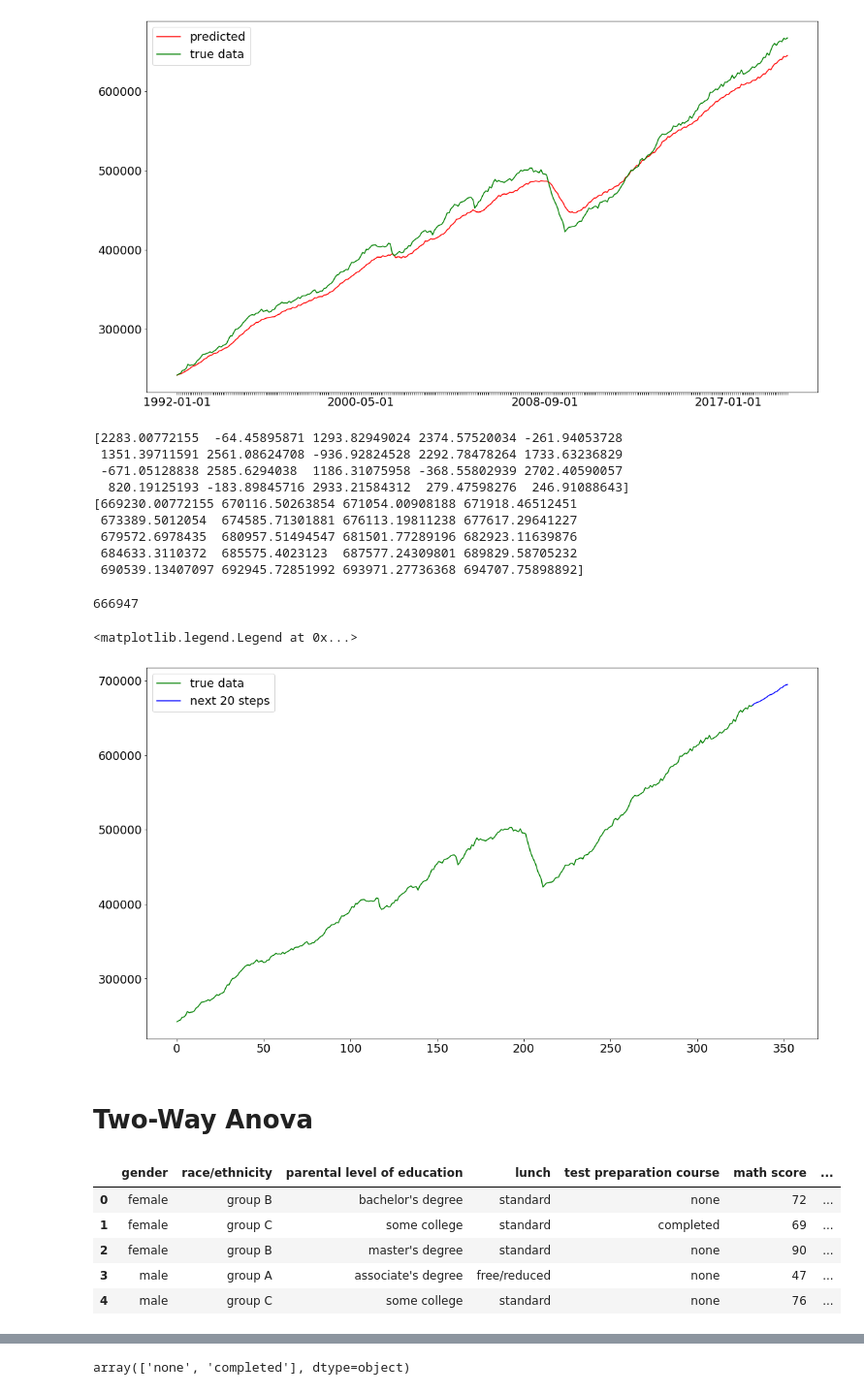
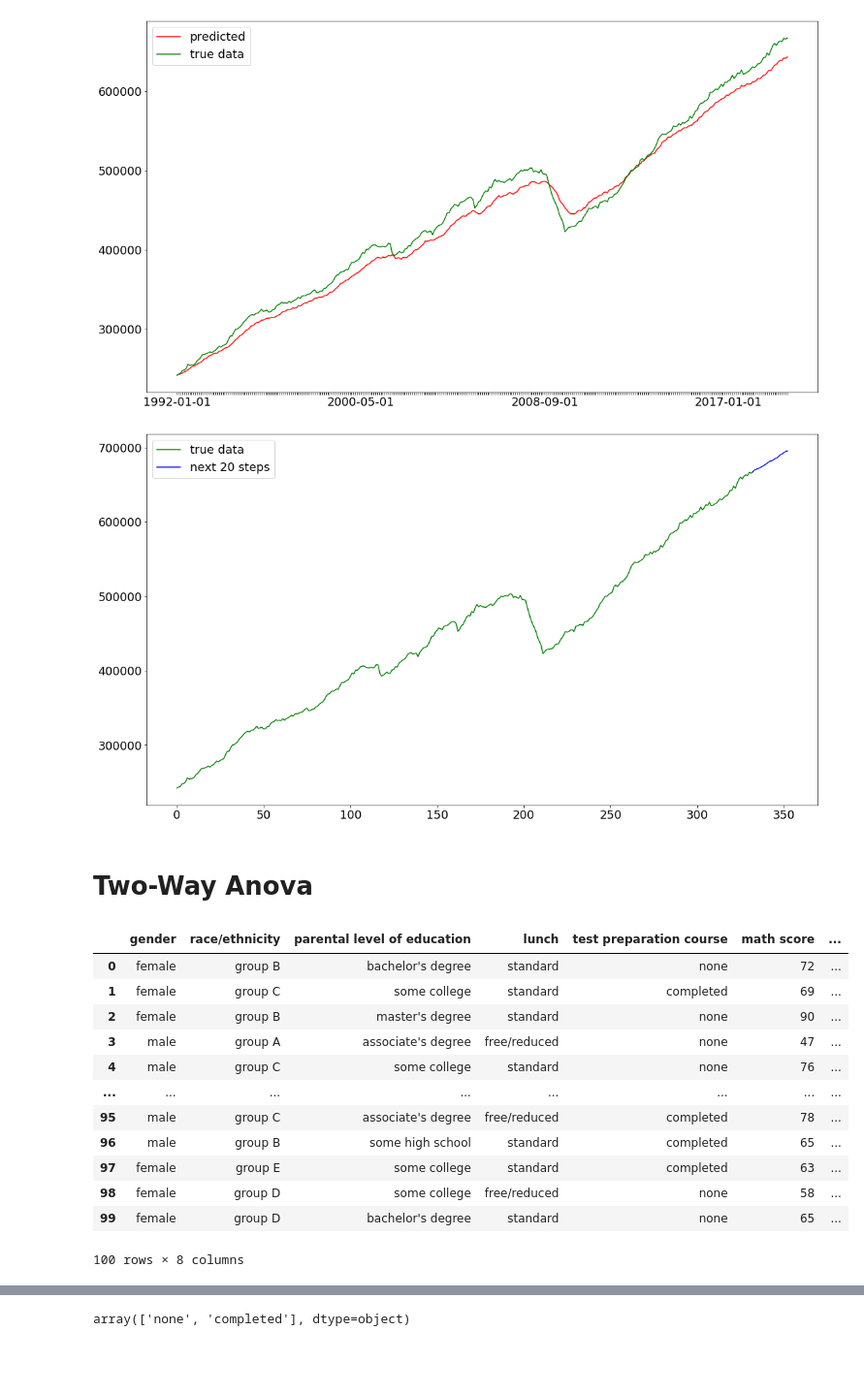
Before and after one commit to DinuVasiliu/StatisticsProject, a Jupyter notebook: TimeSeries_TwoWayAnova_LinearModelAnalysis.ipynb, the cells around one changed output, grey strips where cells are left out. Shown at 97% size. Cells and saved outputs as stored; diff of their text form; code cells hidden in the pictures; blank space fills up the shorter version.

```diff
--- a/TimeSeries_TwoWayAnova_LinearModelAnalysis.ipynb
+++ b/TimeSeries_TwoWayAnova_LinearModelAnalysis.ipynb
@@ -229,62 +227,51 @@ for tick in ticks:
 # %% [output]
 [figure]
 # %%
-
-
-results=_arma_predict_out_of_sample(model93.params, 20, model93.resid, 9, 3, model93.k_trend, model93.k_exog, endog=sales['difference'], exog=None, start=len(sales['difference']))
-print(results)
+steps_prediction=20
+results=_arma_predict_out_of_sample(model95.params, steps_prediction, model95.resid, 9, 5, model95.k_trend, model95.k_exog, endog=sales['difference'], exog=None, start=len(sales['difference']))
 future_steps=results.copy()
 future_steps[0]=sales['value'][len(sales['value'])-1]+results[0]
 i=1;
-while i<20:
+while i<steps_prediction:
 
     future_steps[i]=future_steps[i-1]+prediction[i]
     i=i+1
-
-print(future_steps)
-# %% [output]
-[2283.00772155  -64.45895871 1293.82949024 2374.57520034 -261.94053728
- 1351.39711591 2561.08624708 -936.92824528 2292.78478264 1733.63236829
- -671.05128838 2585.6294038  1186.31075958 -368.55802939 2702.40590057
-  820.19125193 -183.89845716 2933.21584312  279.47598276  246.91088643]
-[669230.00772155 670116.50263854 671054.00908188 671918.46512451
- 673389.5012054  674585.71301881 676113.19811238 677617.29641227
- 679572.6978435  680957.51494547 681501.77289196 682923.11639876
- 684633.3110372  685575.4023123  687577.24309801 689829.58705232
- 690539.13407097 692945.72851992 693971.27736368 694707.75898892]
 # %%
 starting_index=len(sales['value'])-1
-ending_index=len(sales['value'])+20
-last_sales_value=sales['value'][len(sales['value'])-1]
-print(last_sales_value)
+ending_index=len(sales['value'])+steps_prediction
+last_value=sales['value'][len(sales)-1]
+plot.plot( sales['value'], 'g', label='true data')
+plot.plot(range(starting_index,ending_index),np.insert(future_steps,0, last_value,axis=0),'b', label='next 20 steps')
+
+plot.legend(loc="upper left")
 fig = matplotlib.pyplot.gcf()
 fig.set_size_inches(18.5, 10.5)
-plot.plot( sales['value'], 'g', label='true data')
-plot.plot(range(starting_index,ending_index),np.insert(future_steps,0,last_sales_value),'b', label='next 20 steps')
-
-plot.legend(loc="upper left")
 # %% [output]
-666947
-<matplotlib.legend.Legend at 0x...>
 [figure]
 # %% [markdown]
 # Two-Way Anova
 # %%
 import scipy.stats as scipystats
 from sklearn.preprocessing import LabelEncoder
 from statsmodels.formula.api import ols
 import statsmodels.api as statsapi
+import seaborn as sns
 
-
+from scipy import stats
 two_way_anova_ds=pd.read_csv('./student_performance.csv')
-two_way_anova_ds.head()
-
-#apply(lambda x: [1, 2], axis=1)
+two_way_anova_ds.head(100)
 # %% [output]
 |  | gender | race/ethnicity | parental level of education | lunch | test preparation course | math score | ... |
 | 0 | female | group B | bachelor's degree | standard | none | 72 | ... |
 | 1 | female | group C | some college | standard | completed | 69 | ... |
 | 2 | female | group B | master's degree | standard | none | 90 | ... |
 | 3 | male | group A | associate's degree | free/reduced | none | 47 | ... |
 | 4 | male | group C | some college | standard | none | 76 | ... |
+| ... | ... | ... | ... | ... | ... | ... | ... |
+| 95 | male | group C | associate's degree | free/reduced | completed | 78 | ... |
+| 96 | male | group B | some high school | standard | completed | 65 | ... |
+| 97 | female | group E | some college | standard | completed | 63 | ... |
+| 98 | female | group D | some college | free/reduced | none | 58 | ... |
+| 99 | female | group D | bachelor's degree | standard | none | 65 | ... |
+100 rows × 8 columns
 # %%
```
Also changed, not shown: parts of 89 cells of this notebook.
